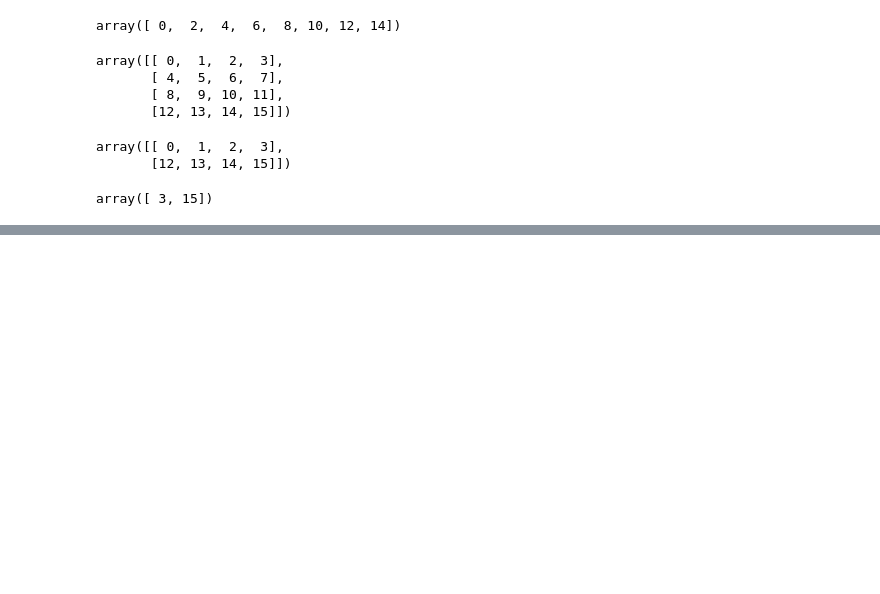
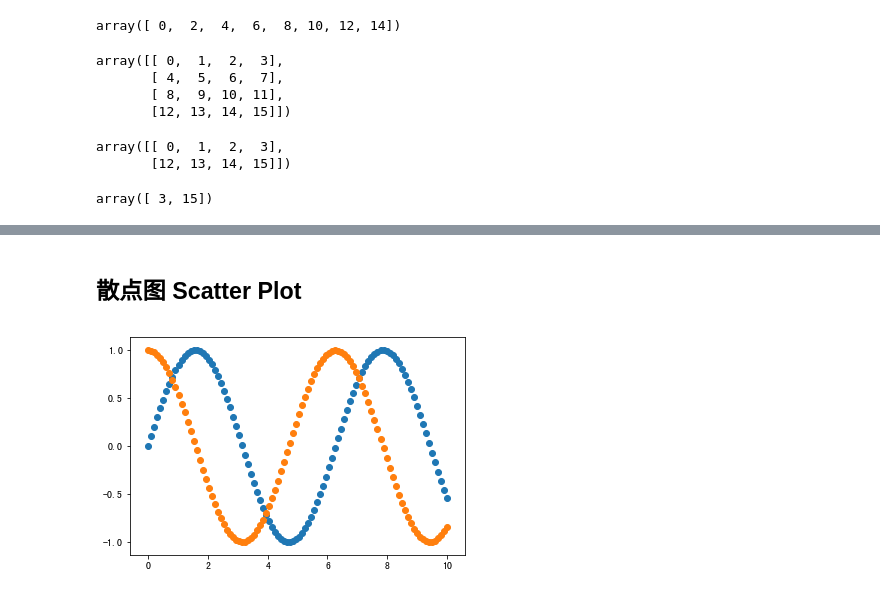
Before and after one commit to dreamkong/Practice-Python, a Jupyter notebook: 机器学习算法/3 numpy和matplotlib.ipynb, the cells around one changed output, grey strips where cells are left out. Cells and saved outputs as stored; diff of their text form; code cells hidden in the pictures; blank space fills up the shorter version.

```diff
--- a/机器学习算法/3 numpy和matplotlib.ipynb
+++ b/机器学习算法/3 numpy和matplotlib.ipynb
@@ -1544,0 +1642,8 @@ array([ 3, 15])
+# %% [markdown]
+## 散点图 Scatter Plot
+# %%
+plt.scatter(x, siny)
+plt.scatter(x, cosy)
+plt.show()
+# %% [output]
+[figure, added]
```
Also changed, not shown: parts of 15 cells of this notebook.
